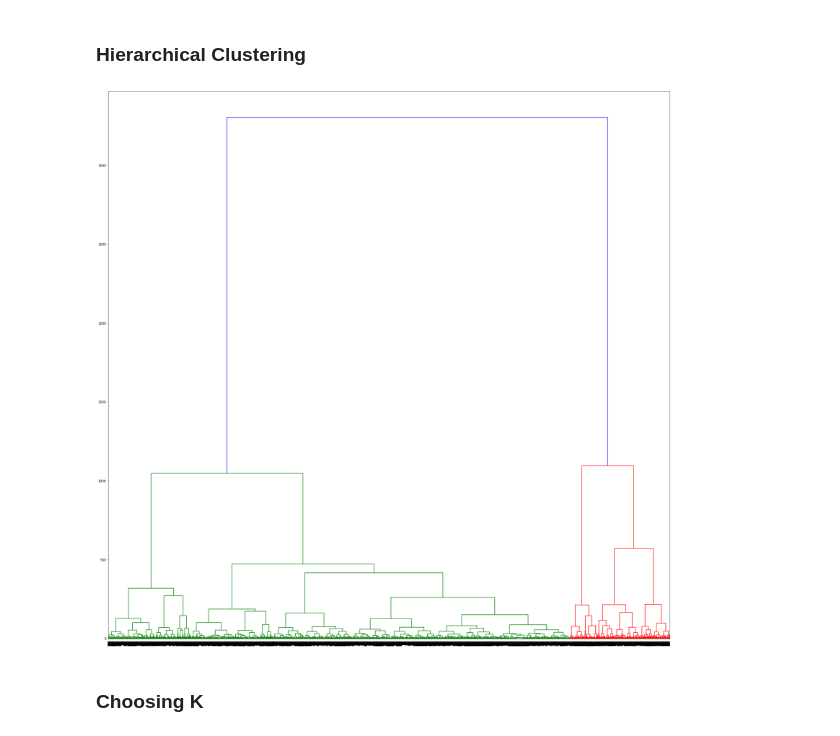
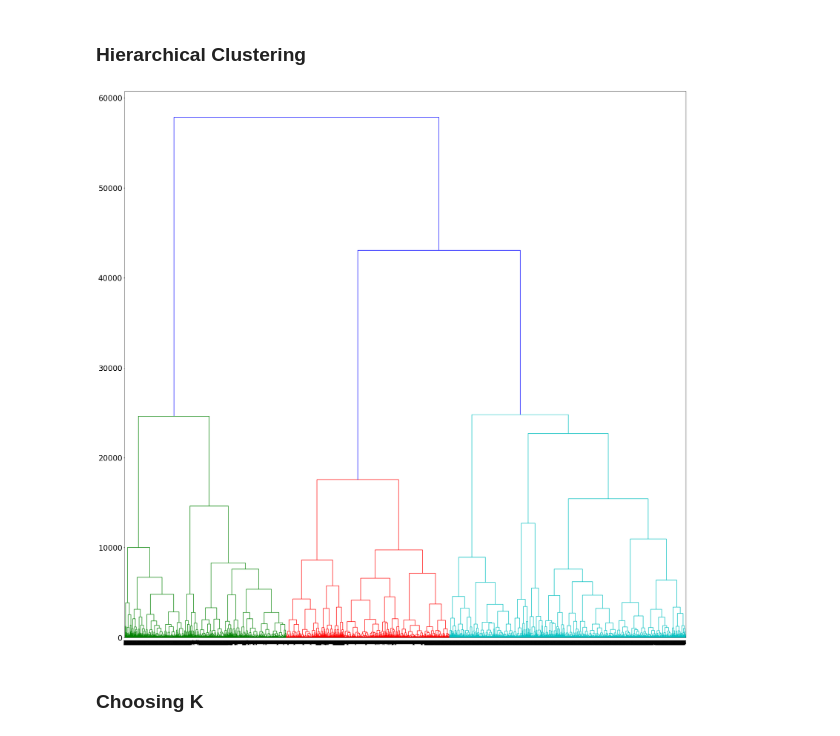
Before and after one commit to jayzuccarelli/Medium, a Jupyter notebook: Interpretable Clustering/Analysing Streaming Content.ipynb, the cells around one changed output. Drawn from its saved outputs; the diff is of its cells as text; code cells hidden in the pictures.

```diff
--- a/Interpretable Clustering/Analysing Streaming Content.ipynb
+++ b/Interpretable Clustering/Analysing Streaming Content.ipynb
@@ -45,15 +60,18 @@ netflix = content[content['service']=='amazon']
 ### Data Cleaning
 # %%
 # Drop non-predictive features
-netflix = netflix.drop('title', axis=1)
-netflix = netflix.drop('service', axis=1)
+accidents = accidents.drop('Accident_Index', axis=1)
+accidents = accidents.drop('LSOA_of_Accident_Location', axis=1)
+accidents = accidents.drop('Local_Authority_(Highway)', axis=1)
+accidents = accidents.drop('1st_Road_Number', axis=1)
+accidents = accidents.drop('2nd_Road_Number', axis=1)
 
 # Make age rating column consistent
-netflix['rating'] = netflix['rating'].replace('all', '0+')
-netflix['rating'] = netflix['rating'].str[:-1].astype(float)
+# netflix['rating'] = netflix['rating'].replace('all', '0+')
+# netflix['rating'] = netflix['rating'].str[:-1].astype(float)
 
 # Replace \N with NULL
-netflix['minutes'] = netflix['minutes'].replace(r'\\N', np.nan, regex=True)
+# netflix['minutes'] = netflix['minutes'].replace(r'\\N', np.nan, regex=True)
 # %% [markdown]
 ### Feature Engineering
 # %%
@@ -67,0 +81,10 @@ netflix_columns = netflix.columns
+# %%
+# Dates to days
+accidents['Date'] = (pd.to_datetime(accidents['Date']) - pd.to_datetime('01/01/2018')).dt.days
+
+# Time to minutes
+accidents['Time'] = accidents.Time.astype('datetime64').dt.hour*60 + accidents.Time.astype('datetime64').dt.minute
+# %%
+# Drop correlated features
+accidents = accidents.drop('Location_Easting_OSGR', axis=1)
+accidents = accidents.drop('Location_Northing_OSGR', axis=1)
@@ -70,19 +95,21 @@ netflix_columns = netflix.columns
 # %%
 imputer = si.KNNImputer()
 
-netflix = imputer.fit_transform(netflix)
+accidents = imputer.fit_transform(accidents)
 # %% [markdown]
 ### Hierarchical Clustering
 # %%
-Z = sh.linkage(netflix, 'ward')
+Z = sh.linkage(accidents, 'ward')
 
 mp.figure(figsize=(32,32))
+mp.xticks(fontsize=24)
+mp.yticks(fontsize=24)
 
 sh.dendrogram(Z)
 
 mp.show()
 # %% [output]
-[figure, old version]
+[figure, new version]
 # %% [markdown]
 ### Choosing K
 # %%
```
Also changed, not shown: parts of 16 cells of this notebook, 9 other files.
